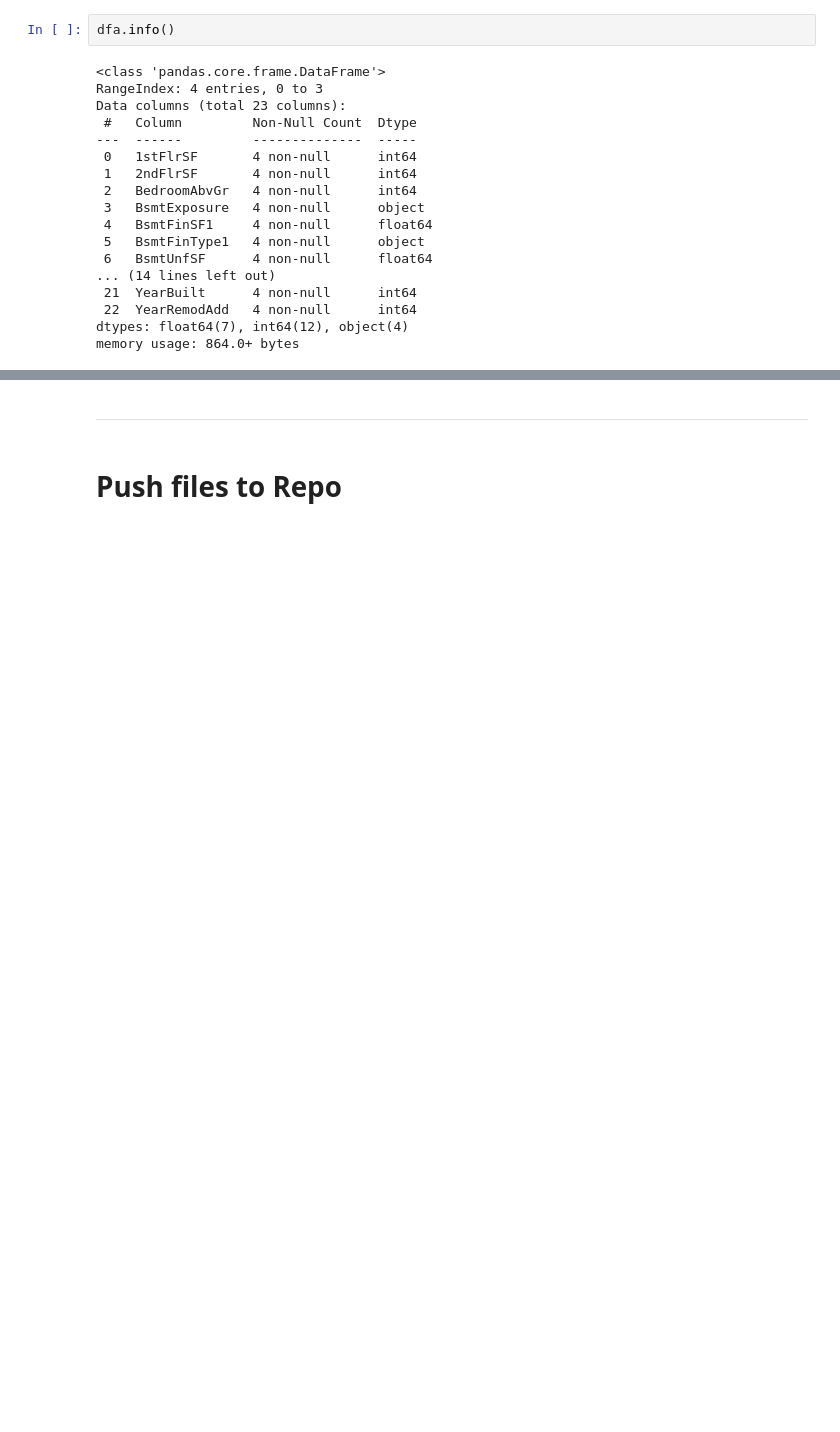
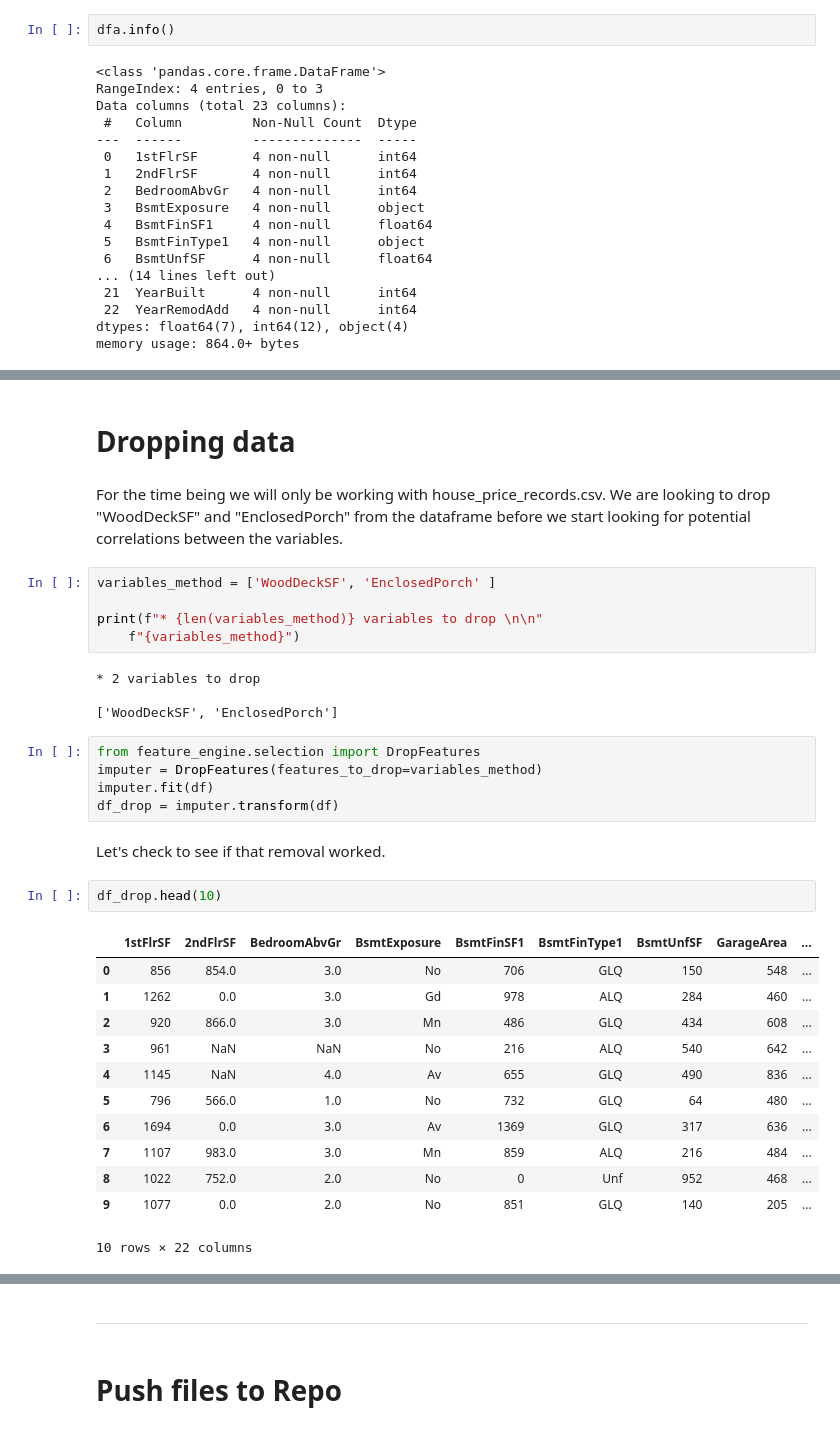
Before and after one commit to Welshy92/heritage-housing-analysis, a Jupyter notebook: jupyter_notebooks/DataCollection.ipynb, the cells around one changed output, grey strips where cells are left out. Cells and saved outputs as stored; diff of their text form; blank space fills up the shorter version.

Commit message:
Data collection and intitial variable drop complete

```diff
--- a/jupyter_notebooks/DataCollection.ipynb
+++ b/jupyter_notebooks/DataCollection.ipynb
@@ -197,0 +212,35 @@ NOTE
+# %% [markdown]
+# Dropping data
+# %% [markdown]
+For the time being we will only be working with house_price_records.csv. We are looking to drop "WoodDeckSF" and "EnclosedPorch" from the dataframe before we start looking for potential correlations between the variables.
+# %%
+variables_method = ['WoodDeckSF', 'EnclosedPorch' ]
+
+print(f"* {len(variables_method)} variables to drop \n\n"
+    f"{variables_method}")
+# %% [output]
+* 2 variables to drop
+
+['WoodDeckSF', 'EnclosedPorch']
+# %%
+from feature_engine.selection import DropFeatures
+imputer = DropFeatures(features_to_drop=variables_method)
+imputer.fit(df)
+df_drop = imputer.transform(df)
+# %% [markdown]
+Let's check to see if that removal worked.
+# %%
+df_drop.head(10)
+# %% [output]
+|  | 1stFlrSF | 2ndFlrSF | BedroomAbvGr | BsmtExposure | BsmtFinSF1 | BsmtFinType1 | BsmtUnfSF | GarageArea | ... |
+| 0 | 856 | 854.0 | 3.0 | No | 706 | GLQ | 150 | 548 | ... |
+| 1 | 1262 | 0.0 | 3.0 | Gd | 978 | ALQ | 284 | 460 | ... |
+| 2 | 920 | 866.0 | 3.0 | Mn | 486 | GLQ | 434 | 608 | ... |
+| 3 | 961 | NaN | NaN | No | 216 | ALQ | 540 | 642 | ... |
+| 4 | 1145 | NaN | 4.0 | Av | 655 | GLQ | 490 | 836 | ... |
+| 5 | 796 | 566.0 | 1.0 | No | 732 | GLQ | 64 | 480 | ... |
+| 6 | 1694 | 0.0 | 3.0 | Av | 1369 | GLQ | 317 | 636 | ... |
+| 7 | 1107 | 983.0 | 3.0 | Mn | 859 | ALQ | 216 | 484 | ... |
+| 8 | 1022 | 752.0 | 2.0 | No | 0 | Unf | 952 | 468 | ... |
+| 9 | 1077 | 0.0 | 2.0 | No | 851 | GLQ | 140 | 205 | ... |
+10 rows × 22 columns
```
Also changed, not shown: parts of 15 cells of this notebook, 1 other file.
